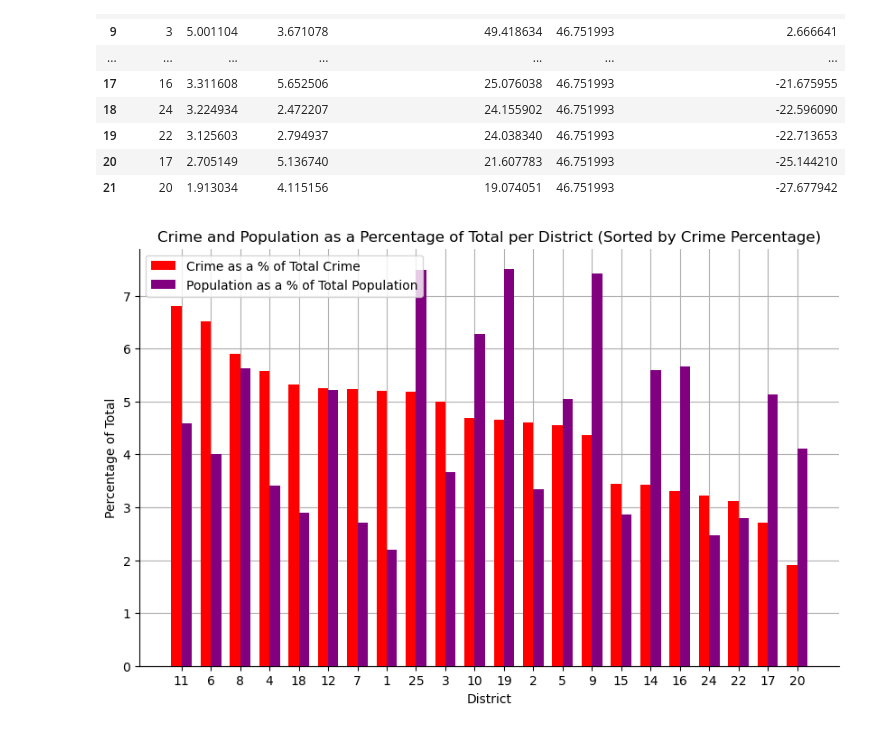
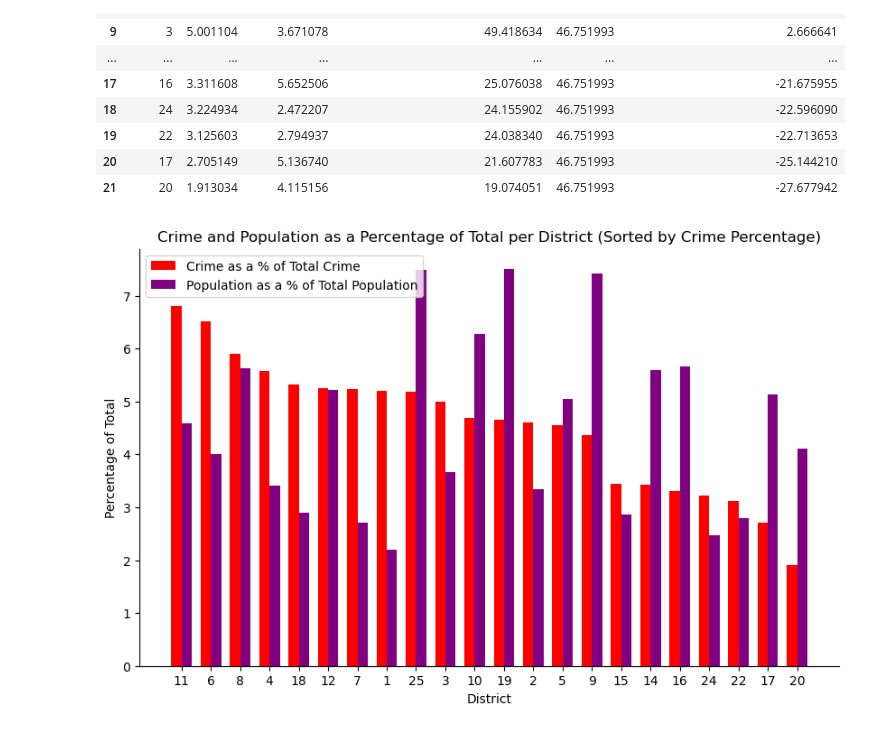
Before and after one commit to jmpealy/project1, a Jupyter notebook: Population_Analysis_Only.ipynb, the cells around one changed output. Drawn from its saved outputs; the diff is of its cells as text; code cells hidden in the pictures.

```diff
--- a/Population_Analysis_Only.ipynb
+++ b/Population_Analysis_Only.ipynb
@@ -709,40 +712,39 @@ crime_percentage_sorted = crime_percentage.sort_values(ascending=False)
 bar_width = 0.35
 
 # Set the x positions of the bars
 x = np.arange(len(crime_percentage_sorted))
 
-# Plot the bars for crime percentage
+# Plot the figure
 plt.figure(figsize=(10, 6))
-plt.bar(x, crime_percentage_sorted, width = bar_width, label = "Crime Percentage as a Percent of Total Crime", color = "red", zorder = 3)
 
-# Plot the bars for population percentage
-plt.bar(x + bar_width, population_percentage_sorted, width = bar_width, label = "Population Percentage as a Percent of Total Population", color = "purple", zorder = 3)
+# Plot the first bar chart, crime percentage as a percent of total percentage
+plt.bar(x, crime_percentage_sorted, width = bar_width, label = "Crime Percentage as a Percent of Total Crime", color = "red")
 
-# Add a grid
-plt.grid(True, zorder = 0)
+# Plot the bars for population percentage as a percent of total population
+plt.bar(x + bar_width, population_percentage_sorted, width = bar_width, label = "Population Percentage as a Percent of Total Population", color = "purple")
 
 # Set the labels and title
 plt.xlabel("District")
 plt.ylabel("Percentage of Total")
 plt.title("Crime and Population as a Percentage of Total per District (Sorted by Crime Percentage)")
 
 # Set the x-axis tick positions and labels
 plt.xticks(x + bar_width / 2, crime_percentage_sorted.index)
 
 # Remove the top and right borders
 plt.gca().spines["top"].set_visible(False)
 plt.gca().spines["right"].set_visible(False)
 
 # Add a legend
 plt.legend(["Crime as a % of Total Crime", "Population as a % of Total Population"], loc = "upper left")
 
 ## Save the figure
 plt.savefig("Images/PopulationandCrimeasaPercentofTotalFinal.png")
 
 # Display the plot
 plt.show()
 # %% [output]
-[figure, old version]
+[figure, new version]
 # %%
 # Create a map that plots all crimes on a map with the color of the marker changing based on the number of crimes per district
 
```
Also changed, not shown: parts of 5 cells of this notebook.
